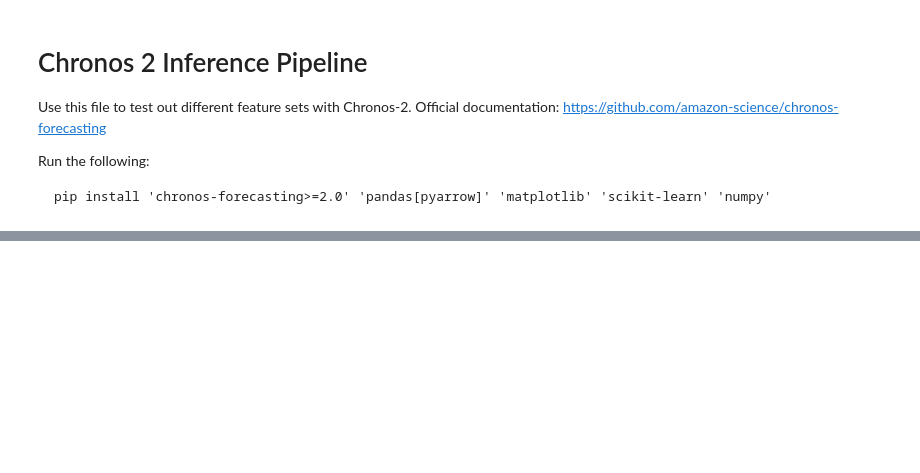
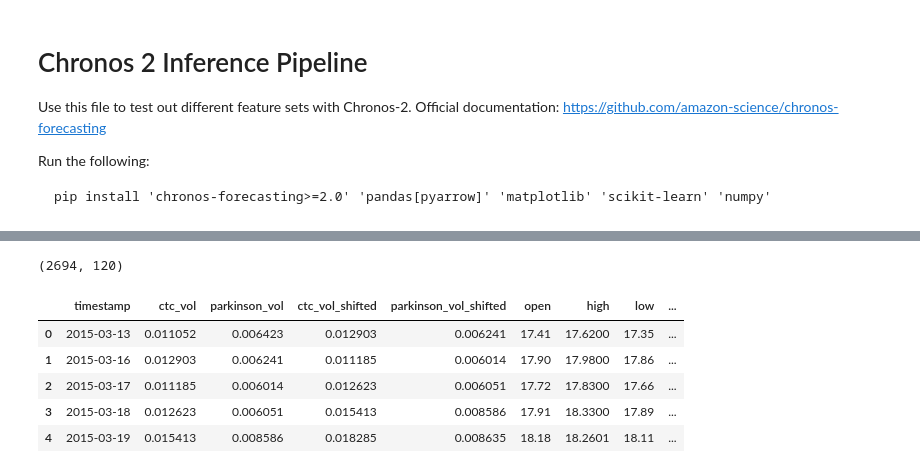
Before and after one commit to gilStettler/stonksai, a Jupyter notebook: inference_chronos2.ipynb, the cells around one changed output, grey strips where cells are left out. Cells and saved outputs as stored; diff of their text form; code cells hidden in the pictures; blank space fills up the shorter version.

Commit message:
only god know what i did here but the numbers look good

```diff
--- a/inference_chronos2.ipynb
+++ b/inference_chronos2.ipynb
@@ -21,29 +25,40 @@ from chronos import Chronos2Pipeline
 # %%
-# ============================
-# User Config (EDIT ME)
-# ============================
+# %% [markdown]
+# ================================================================
+# 1. SETUP & DATENLADEN
+# - Importiert Libraries
+# - Lädt UBS-Dataset (data_UBS.csv)
+# - Definiert Zeit- & Targetspalte
+# ================================================================
 
-# CSV Loading
-# Use forward slashes or escaped backslashes to avoid unicode-escape issues on Windows paths
-csv_path = "data_UBS.csv"
-date_col = "timestamp"
-id_col = None #Set to column name if you have multiple series
-default_id_value = "series_1" # Use this if id_col = None
+# %%
+import warnings
+warnings.filterwarnings("ignore")
 
-# Target
-target_col = "ctc_vol"
+import pandas as pd
+import numpy as np
+import matplotlib.pyplot as plt
 
-# Features
-feature_cols = ["open_lag1","high_lag1", "close_lag1", "low_lag1"]
+pd.set_option("display.max_columns", 200)
+pd.set_option("display.width", 200)
 
-# Business Days reindexing
-freq = "B"
-reindex_start = None
-reindex_end = None
+CSV_PATH = "data_UBS.csv"  # ggf. anpassen
 
-# Train / Test split
-split_start_date = "2020-01-01" # Train starts here
-train_fraction = 0.80 # first 80% context, last 20% forecast horizon
+DATE_COL   = "timestamp"
+TARGET_COL = "ctc_vol"      # alternativ: "parkinson_vol"
+ID_COL     = "series_id"
 
-# Chronos-2 model settings
-device = "cpu" #if you can use a GPU, enter "cuda"
+df_raw = pd.read_csv(CSV_PATH, parse_dates=[DATE_COL])
+df_raw = df_raw.sort_values(DATE_COL).reset_index(drop=True)
+df_raw[ID_COL] = "UBS"
+
+print(df_raw.shape)
+df_raw.head()
+# %% [output]
+(2694, 120)
+|  | timestamp | ctc_vol | parkinson_vol | ctc_vol_shifted | parkinson_vol_shifted | open | high | low | ... |
+| 0 | 2015-03-13 | 0.011052 | 0.006423 | 0.012903 | 0.006241 | 17.41 | 17.6200 | 17.35 | ... |
+| 1 | 2015-03-16 | 0.012903 | 0.006241 | 0.011185 | 0.006014 | 17.90 | 17.9800 | 17.86 | ... |
+| 2 | 2015-03-17 | 0.011185 | 0.006014 | 0.012623 | 0.006051 | 17.72 | 17.8300 | 17.66 | ... |
+| 3 | 2015-03-18 | 0.012623 | 0.006051 | 0.015413 | 0.008586 | 17.91 | 18.3300 | 17.89 | ... |
+| 4 | 2015-03-19 | 0.015413 | 0.008586 | 0.018285 | 0.008635 | 18.18 | 18.2601 | 18.11 | ... |
```
Also changed, not shown: parts of 22 cells of this notebook.
